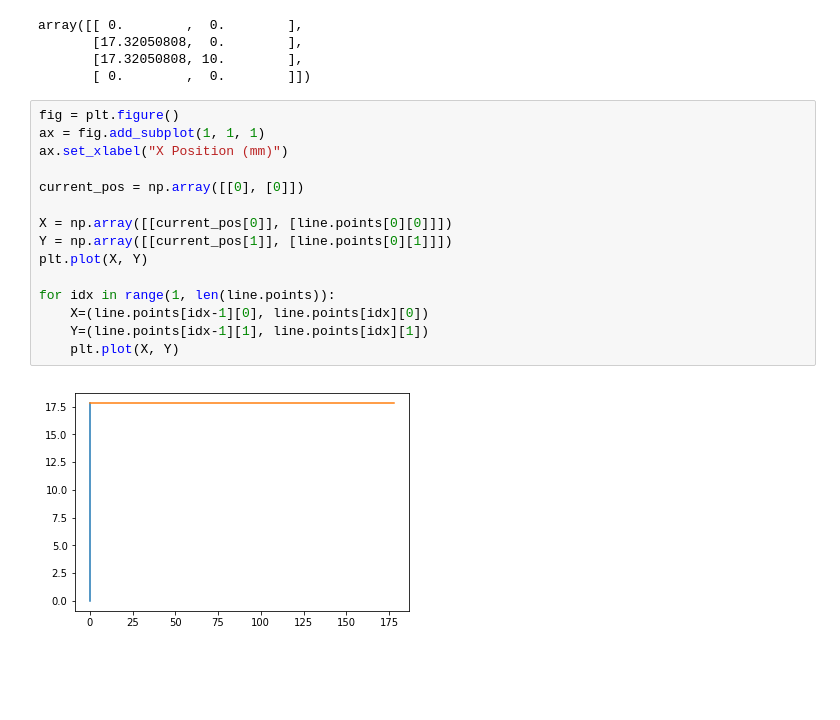
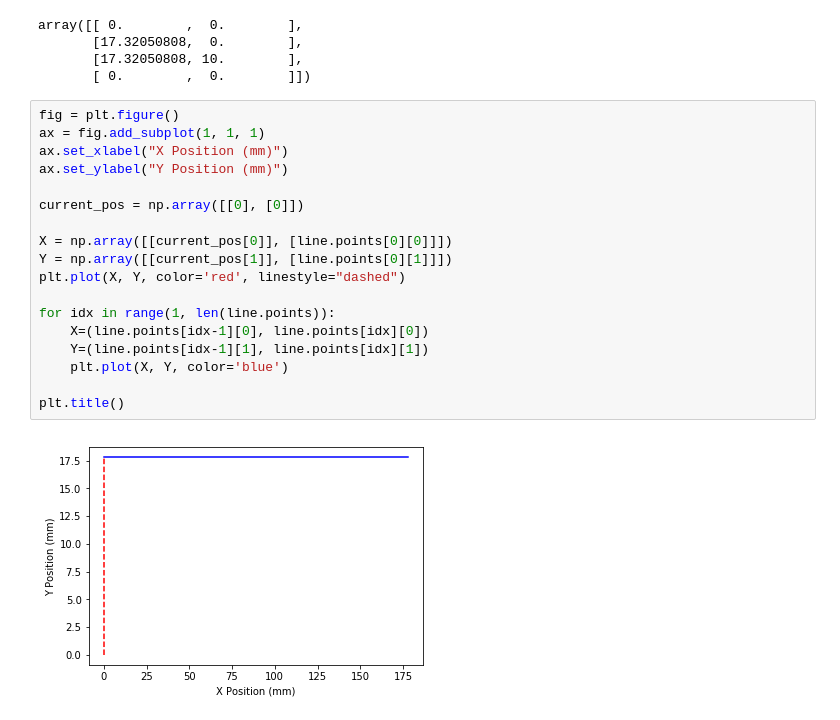
Before and after one commit to dapperfu/CNC3018, a Jupyter notebook: Drawing/Bricks-Copy7.ipynb, the cells around one changed output. Drawn from its saved outputs; the diff is of its cells as text; blank space fills up the shorter version.

```diff
--- a/Drawing/Bricks-Copy7.ipynb
+++ b/Drawing/Bricks-Copy7.ipynb
@@ -226,17 +226,20 @@ array([[ 0.        ,  0.        ],
 # %%
 fig = plt.figure()
 ax = fig.add_subplot(1, 1, 1)
 ax.set_xlabel("X Position (mm)")
+ax.set_ylabel("Y Position (mm)")
 
 current_pos = np.array([[0], [0]])
 
 X = np.array([[current_pos[0]], [line.points[0][0]]])
 Y = np.array([[current_pos[1]], [line.points[0][1]]])
-plt.plot(X, Y)
+plt.plot(X, Y, color='red', linestyle="dashed")
 
 for idx in range(1, len(line.points)):
     X=(line.points[idx-1][0], line.points[idx][0])
     Y=(line.points[idx-1][1], line.points[idx][1])
-    plt.plot(X, Y)
+    plt.plot(X, Y, color='blue')
+
+plt.title()
 # %% [output]
-[figure, old version]
+[figure, new version]
```
